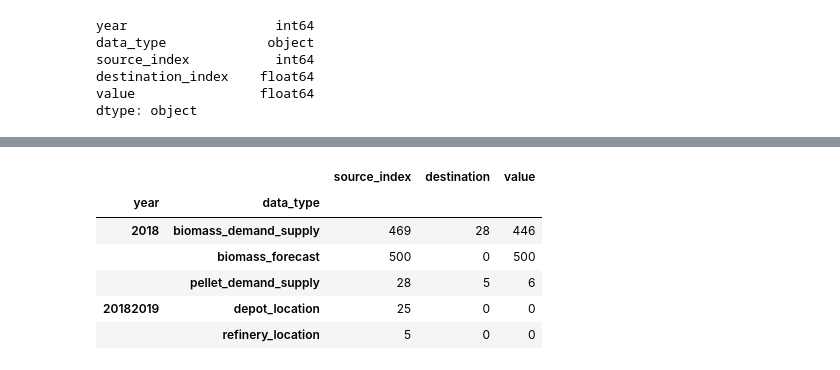
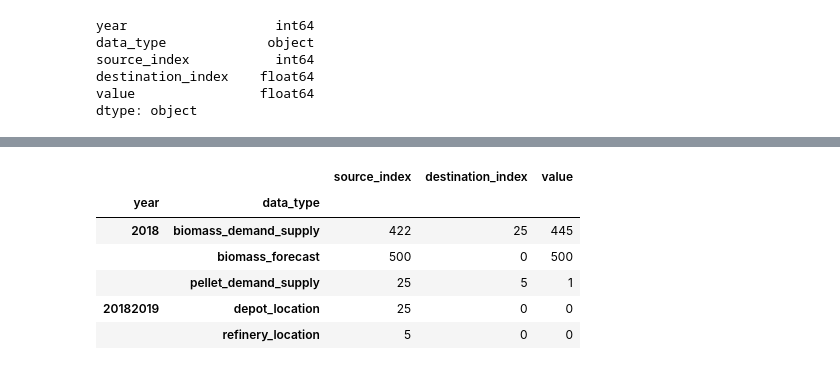
Before and after one commit to rishikeshkushwaha/shell_comp, a Jupyter notebook: result_correction.ipynb, the cells around one changed output, grey strips where cells are left out. Saved outputs shown, nothing was run; the diff lists cells and outputs as text; code cells hidden in the pictures.

Commit message:
added some results

```diff
--- a/result_correction.ipynb
+++ b/result_correction.ipynb
@@ -118,13 +102,13 @@ submitted.groupby(['year','data_type']).agg('nunique')
 | 20182019 | depot_location | 25 | 0 | 0 |
 |  | refinery_location | 5 | 0 | 0 |
 # %%
-result_500 = pd.read_csv('result_500_3_.csv')
+result_500 = pd.read_csv('result_500_3_2018.csv')
 result_500.groupby(['year','data_type']).agg('nunique')
 # %% [output]
-|  |  | source_index | destination | value |
+|  |  | source_index | destination_index | value |
 | year | data_type |  |  |  |
-| 2018 | biomass_demand_supply | 469 | 28 | 446 |
+| 2018 | biomass_demand_supply | 422 | 25 | 445 |
 |  | biomass_forecast | 500 | 0 | 500 |
-|  | pellet_demand_supply | 28 | 5 | 6 |
+|  | pellet_demand_supply | 25 | 5 | 1 |
 | 20182019 | depot_location | 25 | 0 | 0 |
 |  | refinery_location | 5 | 0 | 0 |
```
Also changed, not shown: parts of 19 cells of this notebook, 6 other files.
